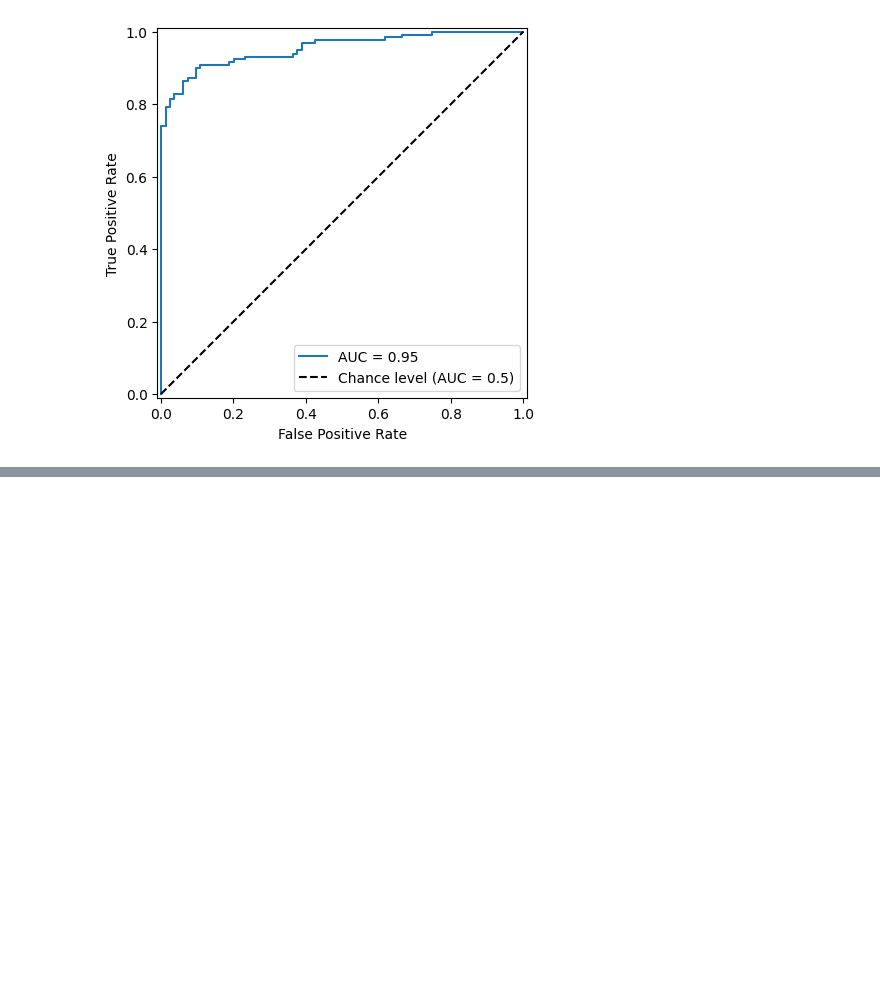
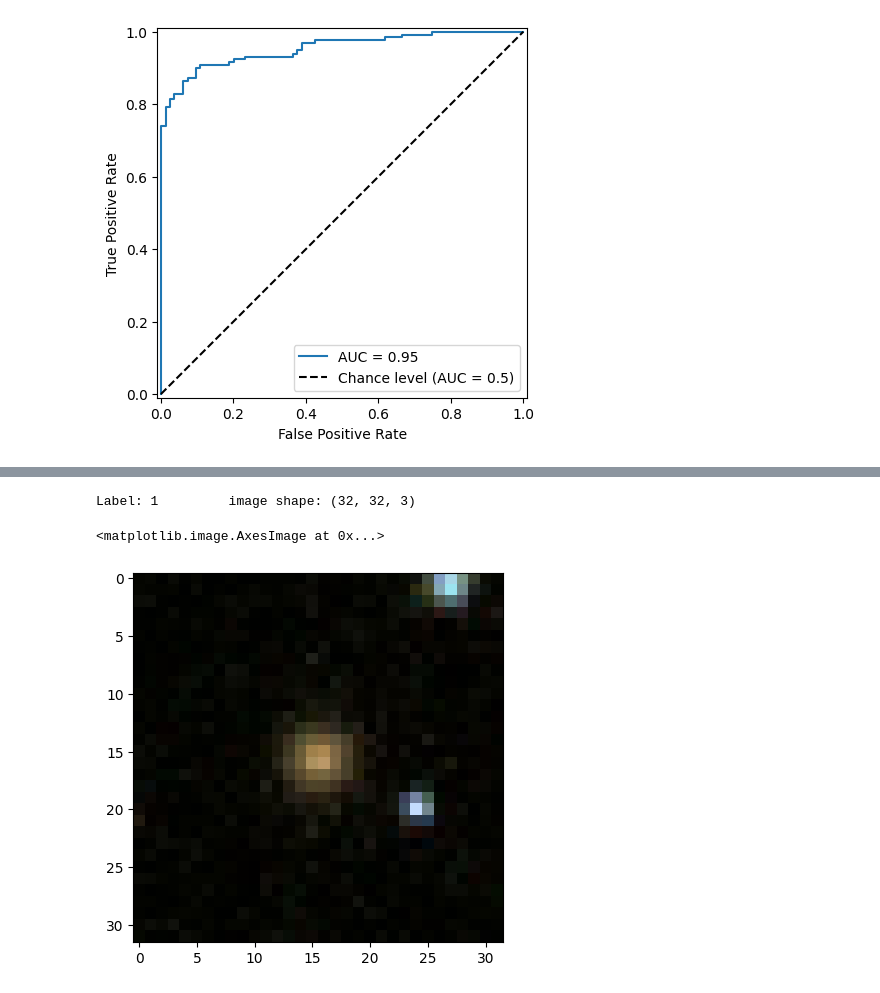
Before and after one commit to nawroz-m/ML_learning, a Jupyter notebook: GalaxyClassificationCNN.ipynb, the cells around one changed output, grey strips where cells are left out. Saved outputs shown, nothing was run; the diff lists cells and outputs as text; code cells hidden in the pictures; blank space fills up the shorter version.

```diff
--- a/GalaxyClassificationCNN.ipynb
+++ b/GalaxyClassificationCNN.ipynb
@@ -551,0 +571,10 @@ roc_display.plot(plot_chance_level=True)
+# %%
+# Get a random test image to map on the feature model
+
+img, label =  next(iter(X_test.unbatch().shuffle(1000)))
+print(f'Label: {label} \t image shape: {img.shape}')
+plt.imshow(img.numpy())
+# %% [output]
+Label: 1         image shape: (32, 32, 3)
+<matplotlib.image.AxesImage at 0x...>
+[figure, added]
```
Also changed, not shown: parts of 5 cells of this notebook.
